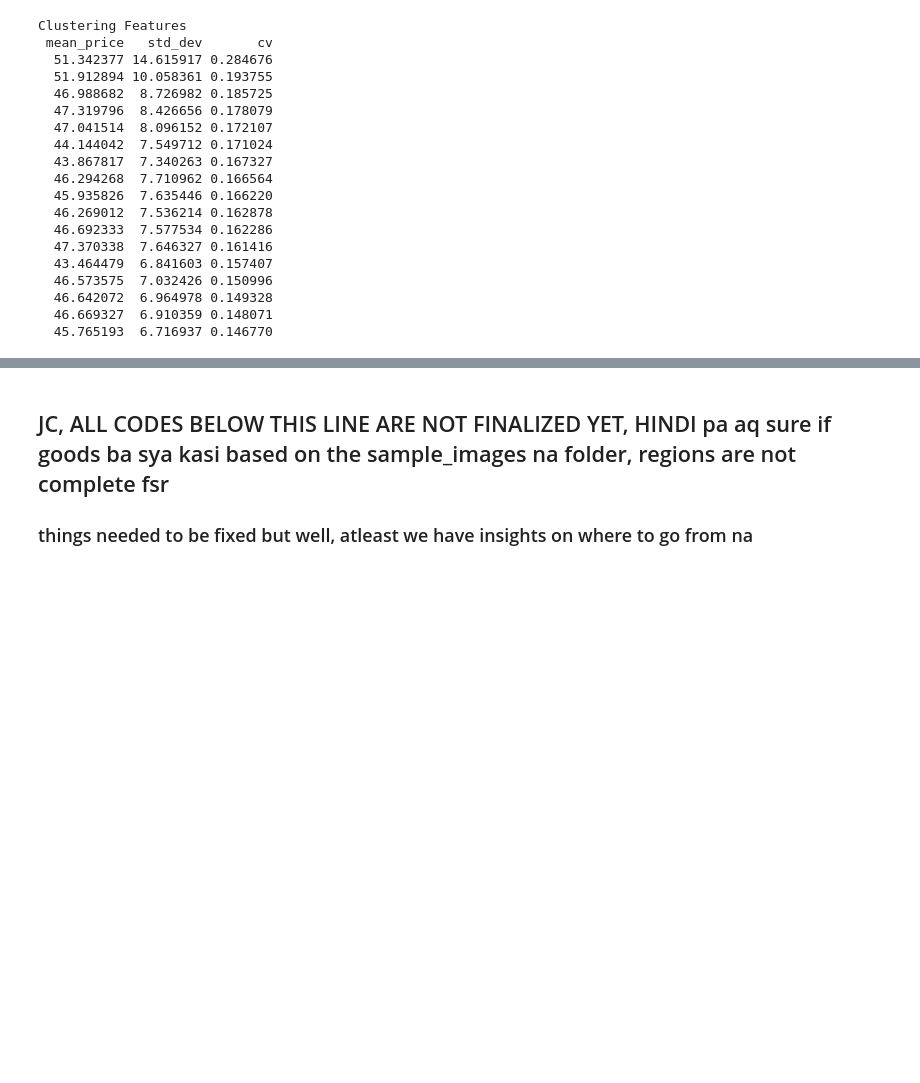
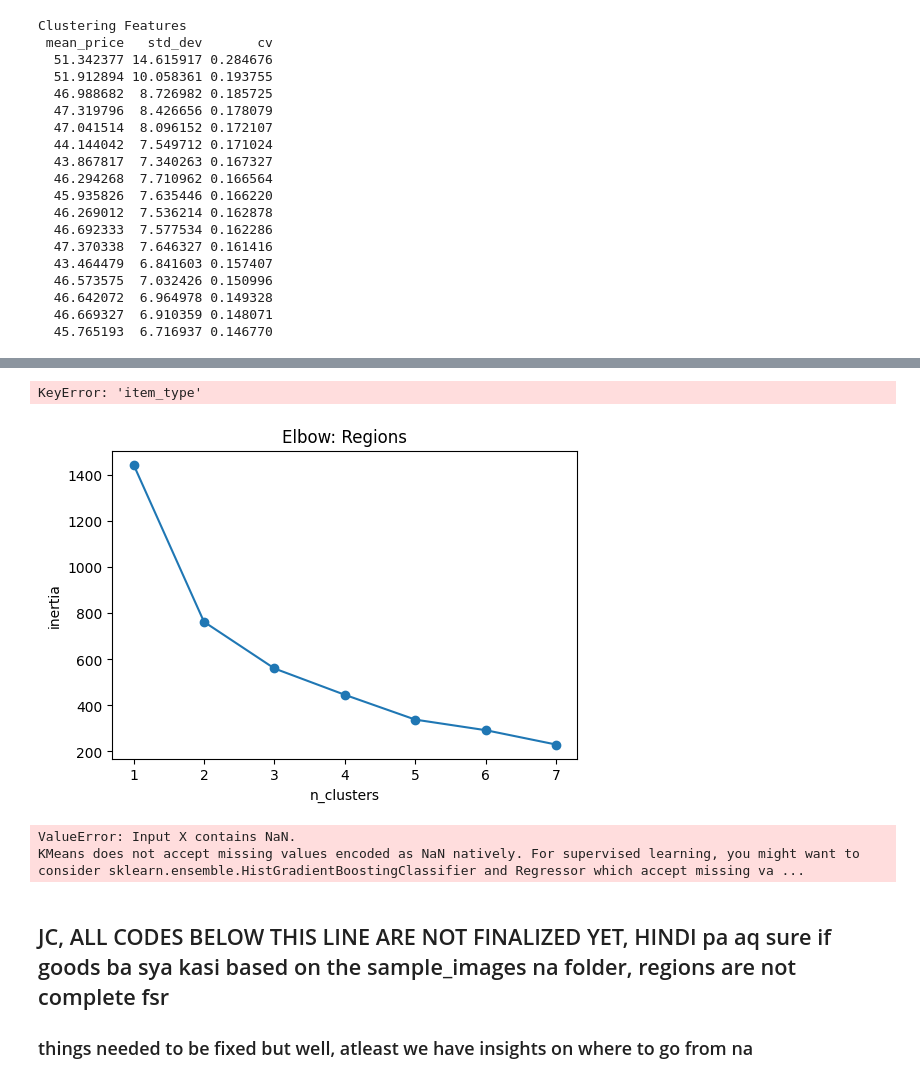
Before and after one commit to JohnCarloSabenorio/GrainShift, a Jupyter notebook: backend/grainshift.ipynb, the cells around one changed output, grey strips where cells are left out. Drawn from its saved outputs; the diff is of its cells as text; code cells hidden in the pictures; blank space fills up the shorter version.

Commit message:
Added Region and Type Time Series, not yet final

```diff
--- a/backend/grainshift.ipynb
+++ b/backend/grainshift.ipynb
@@ -482,3 +517,48 @@ Clustering Features
+# %%
+type_ts = (
+    all_rice_data
+      .groupby(['commodity','year_month'])['price']
+      .mean()
+      .unstack()
+)
+
+# propagate values both ways across the timeline:
+type_ts = type_ts.ffill(axis=1).bfill(axis=1)
+
+print("Type Time Series")
+print(type_ts.head(17).to_string(index=False))
+# %% [output]
+KeyError: 'item_type'
+# %%
+from sklearn.preprocessing import StandardScaler
+import matplotlib.pyplot as plt
+from sklearn.cluster import KMeans
+scaler = StandardScaler()
+# %%
+
+region_scaled = scaler.fit_transform(region_ts)
+type_scaled   = scaler.fit_transform(type_ts)
+# %%
+def plot_elbow(X, k_max=10, title='Elbow Plot'):
+    inertias = []
+    K = range(1, min(k_max, X.shape[0]-1))
+    for k in K:
+        km = KMeans(n_clusters=k, random_state=42, n_init=10)
+        km.fit(X)
+        inertias.append(km.inertia_)
+    plt.figure(figsize=(6,4))
+    plt.plot(K, inertias, 'o-')
+    plt.xlabel('n_clusters')
+    plt.ylabel('inertia')
+    plt.title(title)
+    plt.show()
+
+plot_elbow(region_scaled, k_max=8, title='Elbow: Regions')
+plot_elbow(type_scaled,   k_max=8, title='Elbow: Rice Types')
+# %% [output]
+[figure, added]
+ValueError: Input X contains NaN.
+KMeans does not accept missing values encoded as NaN natively. For supervised learning, you might want to consider sklearn.ensemble.HistGradientBoostingClassifier and Regressor which accept missing va ...
 # %% [markdown]
 ## JC, ALL CODES BELOW THIS LINE ARE NOT FINALIZED YET, HINDI pa aq sure if goods ba sya kasi based on the sample_images na folder, regions are not complete fsr
 ### things needed to be fixed but well, atleast we have insights on where to go from na
```
Also changed, not shown: parts of 1 cell of this notebook.
